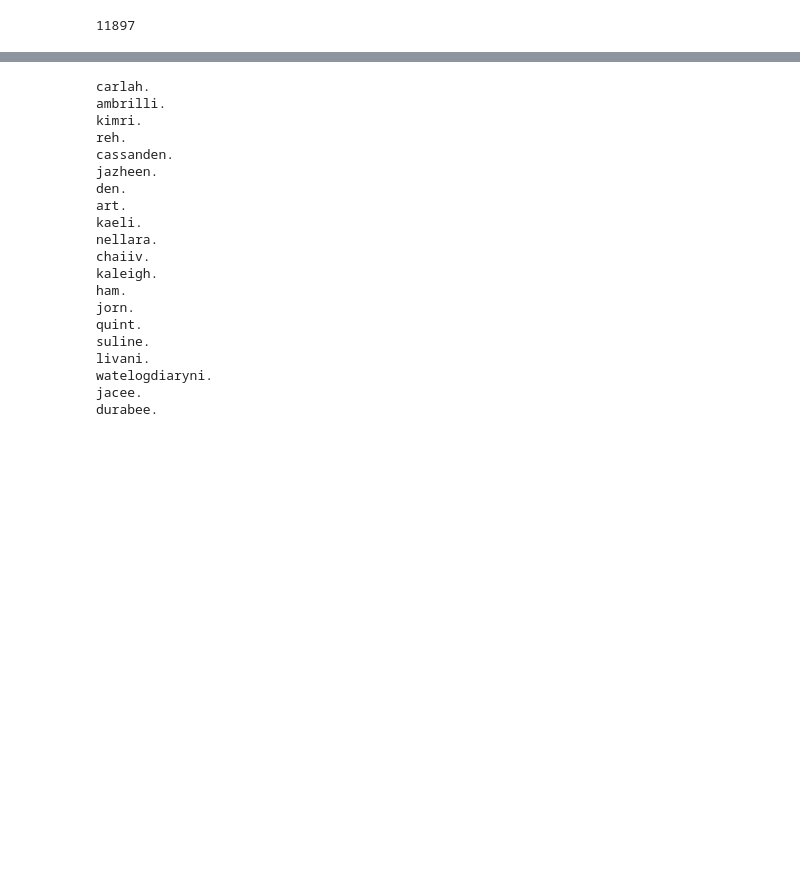
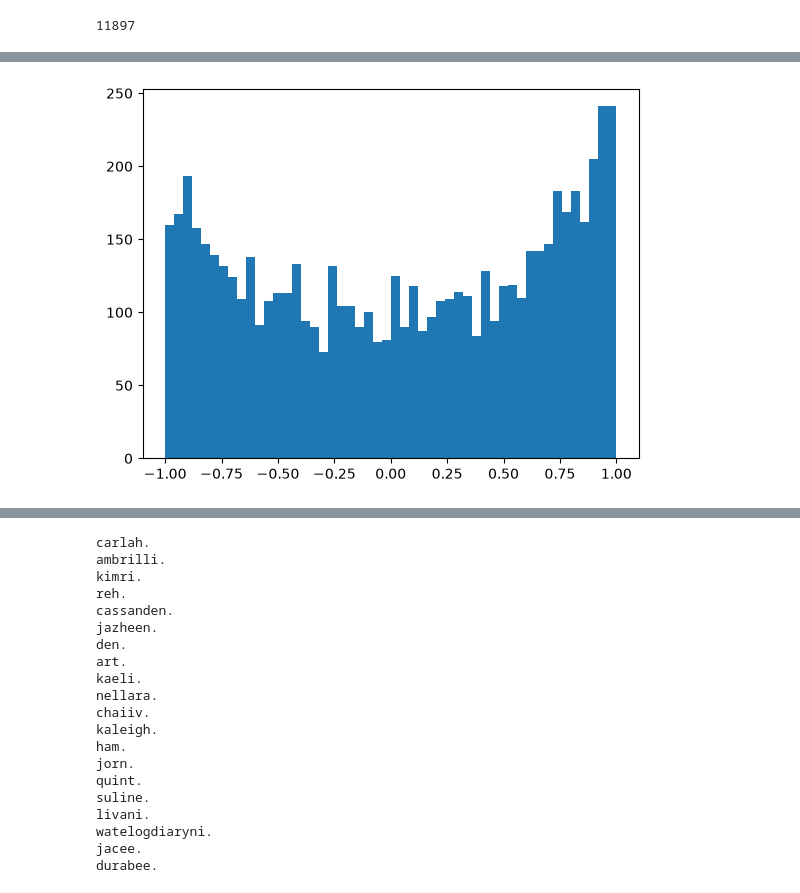
Before and after one commit to Aabhaykumarr/Karapathy_backpropagation, a Jupyter notebook: 04_makemore_mlp2.ipynb, the cells around one changed output, grey strips where cells are left out. Cells and saved outputs as stored; diff of their text form; code cells hidden in the pictures; blank space fills up the shorter version.

```diff
--- a/04_makemore_mlp2.ipynb
+++ b/04_makemore_mlp2.ipynb
@@ -114,0 +173,4 @@ for i in range(max_steps):
+# %%
+plt.hist(h.view(-1).tolist(), 50);
+# %% [output]
+[figure, added]
```
Also changed, not shown: parts of 11 cells of this notebook.
